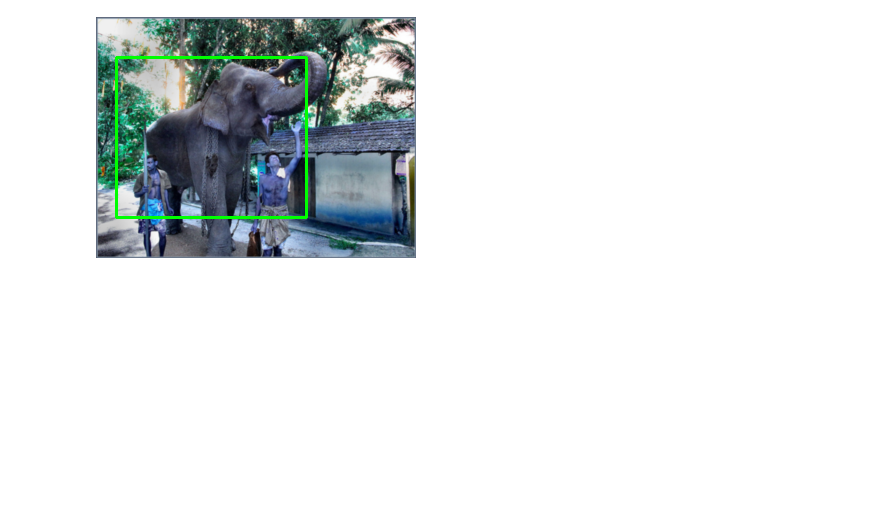
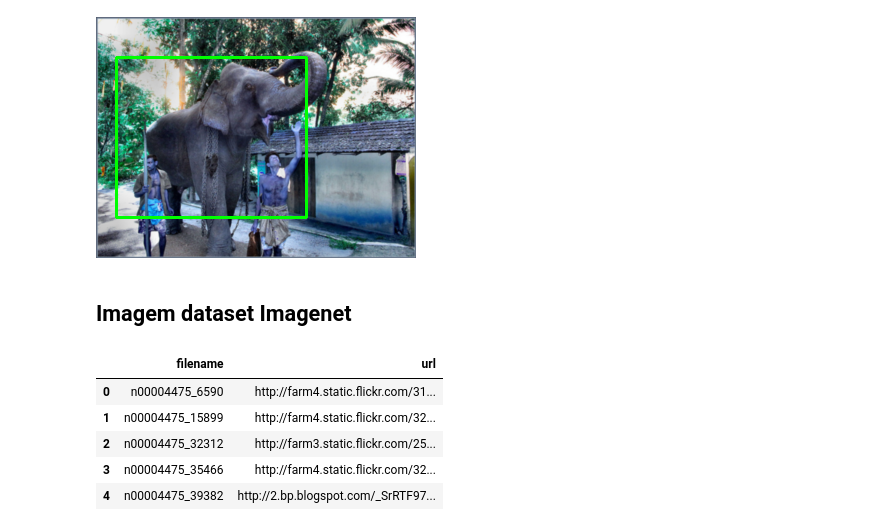
Before and after one commit to ramonsilvanet/trabalhando_com_imagens, a Jupyter notebook: Bounding Boxes - Example.ipynb, the cells around one changed output. Cells and saved outputs as stored; diff of their text form; code cells hidden in the pictures; blank space fills up the shorter version.

Commit message:
Adicionando exemplos de Datasets

```diff
--- a/Bounding Boxes - Example.ipynb
+++ b/Bounding Boxes - Example.ipynb
@@ -36,3 +42,17 @@ img = cv2.rectangle(img, (20, 40), (x+w, y+h), (0, 255, 0), 2)
 Image.fromarray(img)
 # %% [output]
 [figure]
+# %% [markdown]
+## Imagem dataset Imagenet
+# %%
+imagenet_urls = 'annotations/fall11_urls.txt'
+
+data = pd.read_csv(imagenet_urls, header = None, delimiter= "	", error_bad_lines=False, nrows=10, names=['filename', 'url'])
+data.head()
+# %% [output]
+|  | filename | url |
+| 0 | n00004475_6590 | http://farm4.static.flickr.com/31... |
+| 1 | n00004475_15899 | http://farm4.static.flickr.com/32... |
+| 2 | n00004475_32312 | http://farm3.static.flickr.com/25... |
+| 3 | n00004475_35466 | http://farm4.static.flickr.com/32... |
+| 4 | n00004475_39382 | http://2.bp.blogspot.com/_SrRTF97... |
```
Also changed, not shown: parts of 5 cells of this notebook, 3 other files.
